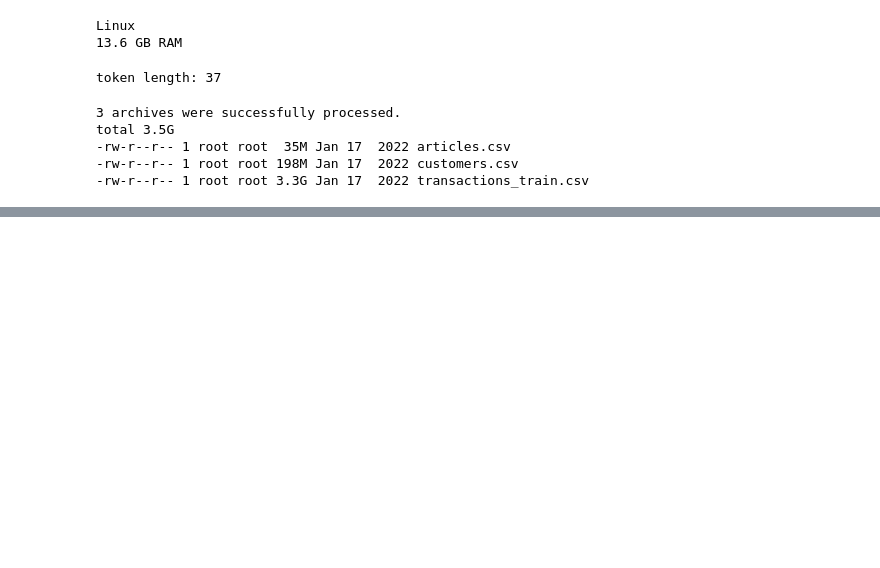
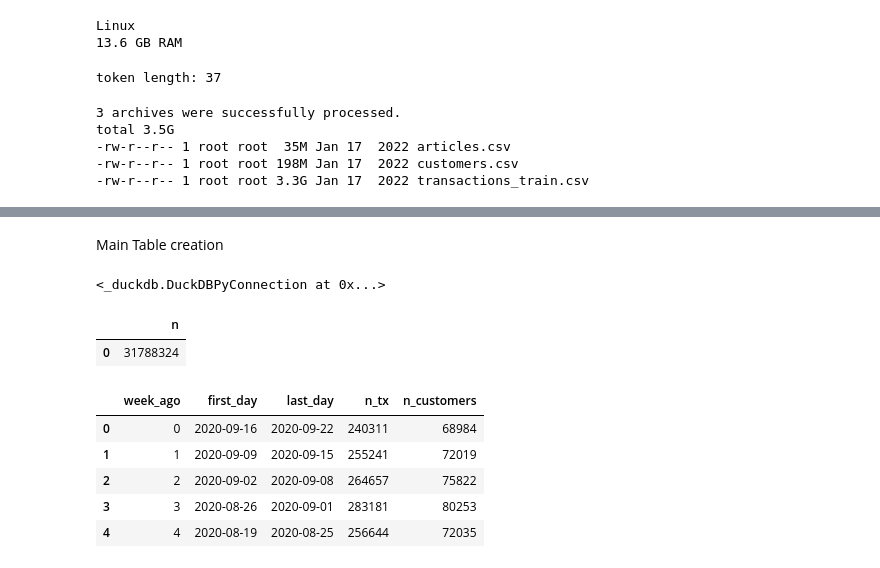
Before and after one commit to WoahImCoding/ecommerce-recommender, a Jupyter notebook: notebooks/04_candidates.ipynb, the cells around one changed output, grey strips where cells are left out. Saved outputs shown, nothing was run; the diff lists cells and outputs as text; code cells hidden in the pictures; blank space fills up the shorter version.

```diff
--- a/notebooks/04_candidates.ipynb
+++ b/notebooks/04_candidates.ipynb
@@ -47,0 +48,53 @@ ModuleNotFoundError: No module named 'src'
+# %% [markdown]
+Main Table creation
+# %%
+import duckdb
+from pathlib import Path
+
+raw, proc = Path("/content/raw"), Path("/content/processed")
+proc.mkdir(exist_ok=True)
+
+con = duckdb.connect()
+for name in ["transactions_train", "customers", "articles"]:
+    con.execute(f"COPY (SELECT * FROM read_csv_auto('{raw}/{name}.csv')) TO '{proc}/{name}.parquet' (FORMAT PARQUET)")
+
+con.execute(f"CREATE VIEW transactions AS SELECT * FROM '{proc}/transactions_train.parquet'")
+con.execute(f"CREATE VIEW articles AS SELECT * FROM '{proc}/articles.parquet'")
+con.execute("""
+    CREATE OR REPLACE VIEW tx AS
+    SELECT *, CAST(date_diff('day', t_dat, (SELECT max(t_dat) FROM transactions)) // 7 AS INTEGER) AS week_ago
+    FROM transactions
+""")
+# %% [output]
+<_duckdb.DuckDBPyConnection at 0x...>
+# %%
+con.sql("SELECT count(*) AS n FROM tx").df()
+# %% [output]
+|  | n |
+| 0 | 31788324 |
+# %%
+con.execute("""
+    CREATE OR REPLACE VIEW tx AS
+    SELECT *,
+           CAST(date_diff('day', t_dat, (SELECT max(t_dat) FROM transactions)) // 7 AS INTEGER) AS week_ago
+    FROM transactions
+""")
+
+con.sql("""
+    SELECT week_ago,
+           min(t_dat)                  AS first_day,
+           max(t_dat)                  AS last_day,
+           count(*)                    AS n_tx,
+           count(DISTINCT customer_id) AS n_customers
+    FROM tx
+    WHERE week_ago <= 4
+    GROUP BY 1
+    ORDER BY 1
+""").df()
+# %% [output]
+|  | week_ago | first_day | last_day | n_tx | n_customers |
+| 0 | 0 | 2020-09-16 | 2020-09-22 | 240311 | 68984 |
+| 1 | 1 | 2020-09-09 | 2020-09-15 | 255241 | 72019 |
+| 2 | 2 | 2020-09-02 | 2020-09-08 | 264657 | 75822 |
+| 3 | 3 | 2020-08-26 | 2020-09-01 | 283181 | 80253 |
+| 4 | 4 | 2020-08-19 | 2020-08-25 | 256644 | 72035 |
```
Also changed, not shown: parts of 27 cells of this notebook.
